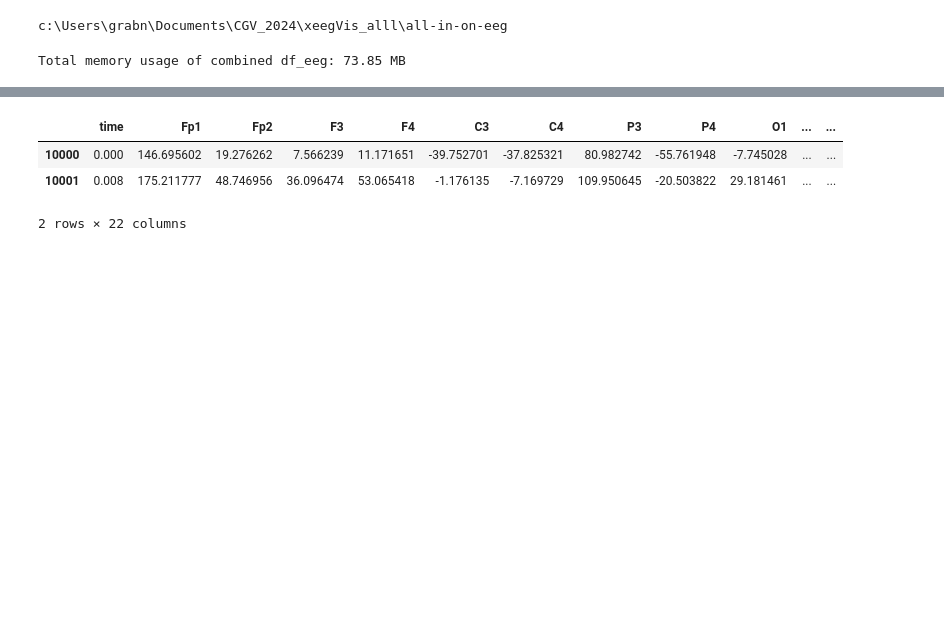
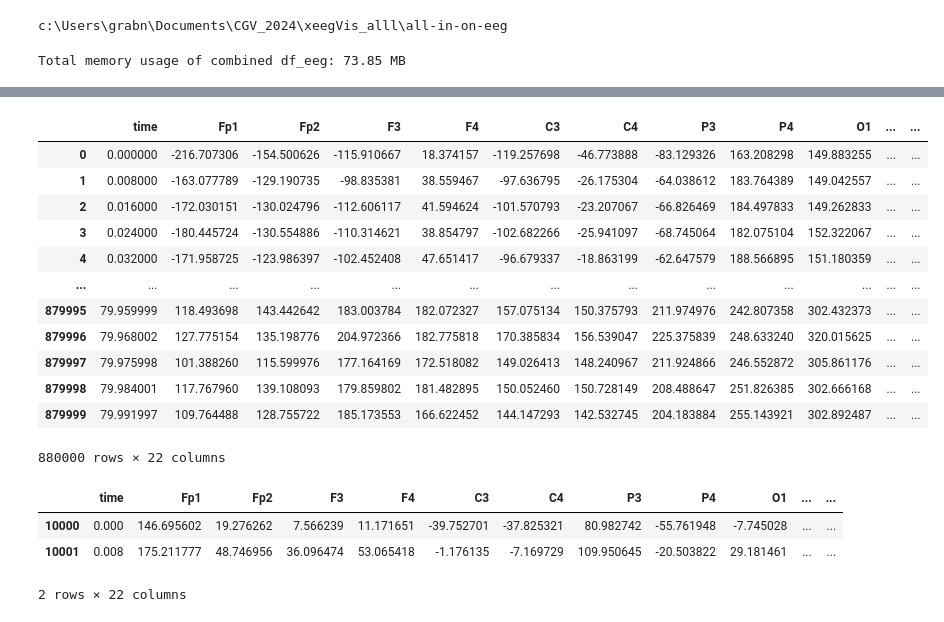
Before and after one commit to hereditary-eu/EEGlass, a Jupyter notebook: backend/experiments_xeegnet/test_matrix_profile.ipynb, the cells around one changed output, grey strips where cells are left out. Saved outputs shown, nothing was run; the diff lists cells and outputs as text; code cells hidden in the pictures; blank space fills up the shorter version.

```diff
--- a/backend/experiments_xeegnet/test_matrix_profile.ipynb
+++ b/backend/experiments_xeegnet/test_matrix_profile.ipynb
@@ -61,3 +169,19 @@ Total memory usage of combined df_eeg: 73.85 MB
+# %%
+df_eeg
+# %% [output]
+|  | time | Fp1 | Fp2 | F3 | F4 | C3 | C4 | P3 | P4 | O1 | ... | ... |
+| 0 | 0.000000 | -216.707306 | -154.500626 | -115.910667 | 18.374157 | -119.257698 | -46.773888 | -83.129326 | 163.208298 | 149.883255 | ... | ... |
+| 1 | 0.008000 | -163.077789 | -129.190735 | -98.835381 | 38.559467 | -97.636795 | -26.175304 | -64.038612 | 183.764389 | 149.042557 | ... | ... |
+| 2 | 0.016000 | -172.030151 | -130.024796 | -112.606117 | 41.594624 | -101.570793 | -23.207067 | -66.826469 | 184.497833 | 149.262833 | ... | ... |
+| 3 | 0.024000 | -180.445724 | -130.554886 | -110.314621 | 38.854797 | -102.682266 | -25.941097 | -68.745064 | 182.075104 | 152.322067 | ... | ... |
+| 4 | 0.032000 | -171.958725 | -123.986397 | -102.452408 | 47.651417 | -96.679337 | -18.863199 | -62.647579 | 188.566895 | 151.180359 | ... | ... |
+| ... | ... | ... | ... | ... | ... | ... | ... | ... | ... | ... | ... | ... |
+| 879995 | 79.959999 | 118.493698 | 143.442642 | 183.003784 | 182.072327 | 157.075134 | 150.375793 | 211.974976 | 242.807358 | 302.432373 | ... | ... |
+| 879996 | 79.968002 | 127.775154 | 135.198776 | 204.972366 | 182.775818 | 170.385834 | 156.539047 | 225.375839 | 248.633240 | 320.015625 | ... | ... |
+| 879997 | 79.975998 | 101.388260 | 115.599976 | 177.164169 | 172.518082 | 149.026413 | 148.240967 | 211.924866 | 246.552872 | 305.861176 | ... | ... |
+| 879998 | 79.984001 | 117.767960 | 139.108093 | 179.859802 | 181.482895 | 150.052460 | 150.728149 | 208.488647 | 251.826385 | 302.666168 | ... | ... |
+| 879999 | 79.991997 | 109.764488 | 128.755722 | 185.173553 | 166.622452 | 144.147293 | 142.532745 | 204.183884 | 255.143921 | 302.892487 | ... | ... |
+880000 rows × 22 columns
 # %%
 train_ids = [f"sub-{str(id).zfill(3)}" for id in participants_ids_train]
 val_ids = [f"sub-{str(id).zfill(3)}" for id in participants_ids_val]
```
Also changed, not shown: parts of 16 cells of this notebook, 5 other files.
